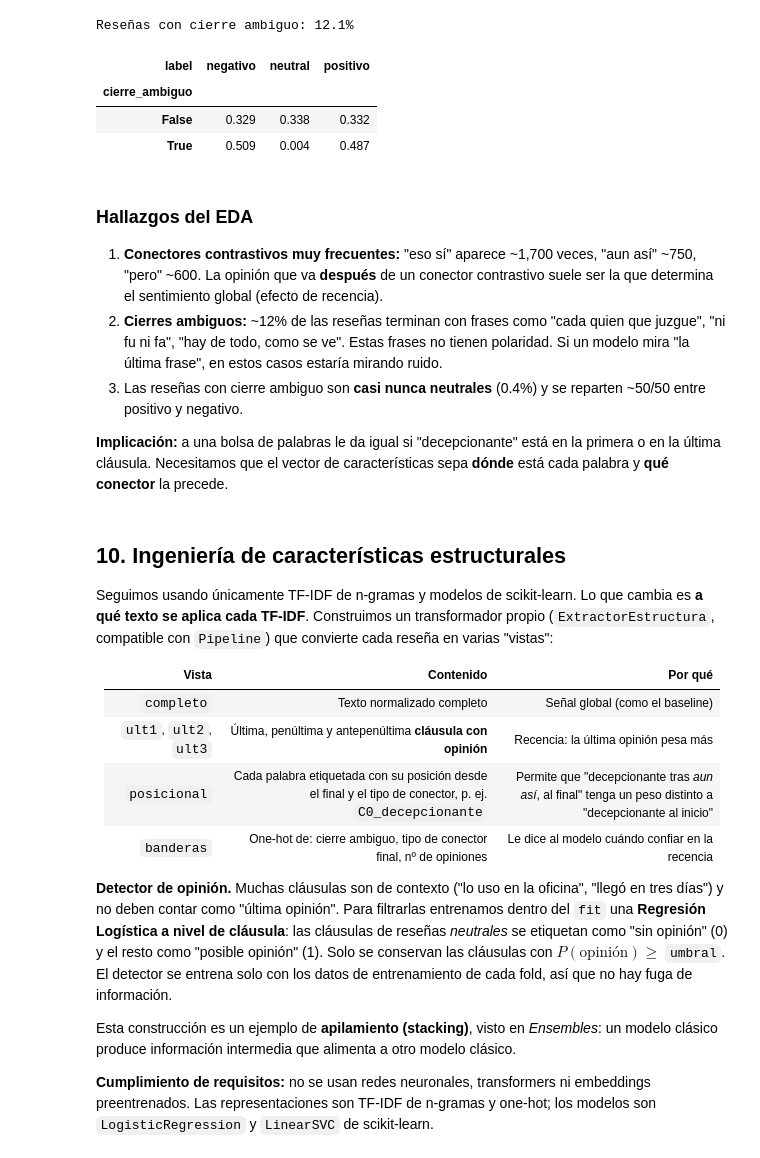
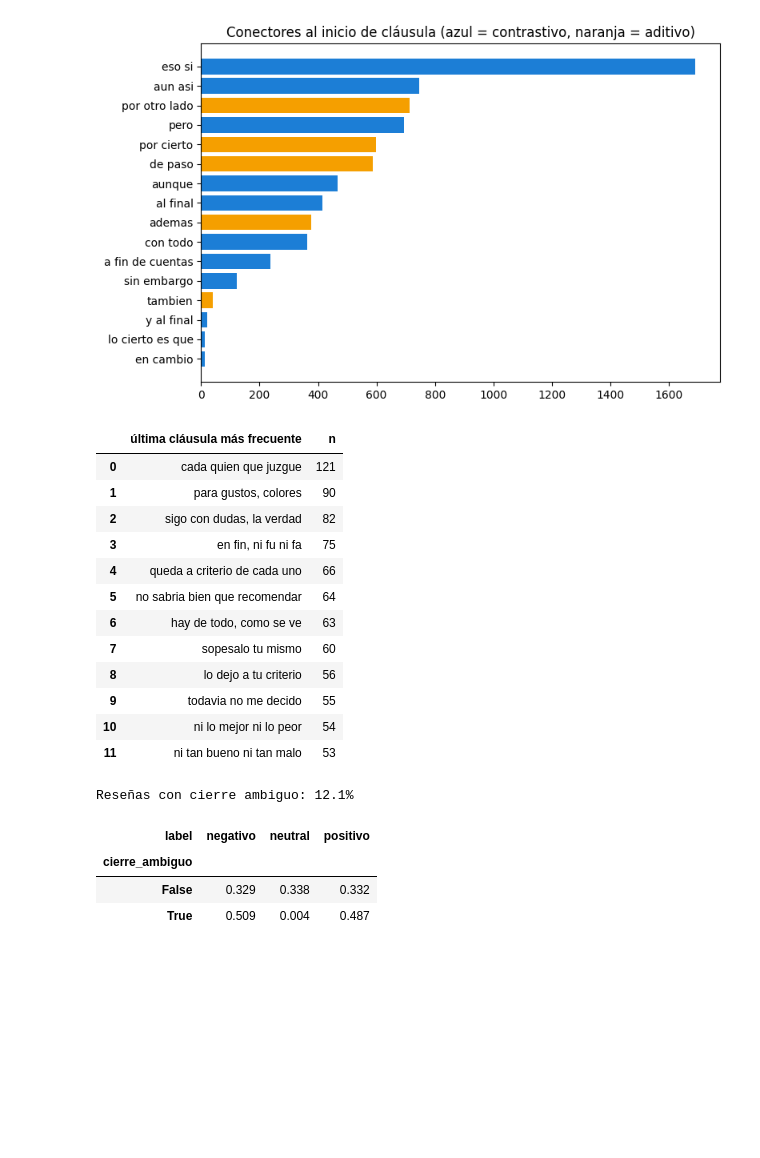
Before and after one commit to JuanSe8190/Proyecto1-Predictor-emociones, a Jupyter notebook: Proyecto Parte 1/Proyecto1.ipynb, the cells around one changed output. Drawn from its saved outputs; the diff is of its cells as text; code cells hidden in the pictures; blank space fills up the shorter version.

Commit message:
YA CASI TERMINADO CREERIA

```diff
--- a/Proyecto Parte 1/Proyecto1.ipynb
+++ b/Proyecto Parte 1/Proyecto1.ipynb
@@ -568,0 +201,21 @@ plt.gca().invert_yaxis(); plt.show()
+# %%
+def normalizar(texto):
+    # Minúsculas + quitar tildes/diacríticos + espacios simples. Conserva la puntuación.
+    texto = unicodedata.normalize('NFKD', str(texto).lower()).encode('ascii', 'ignore').decode('ascii')
+    return re.sub(r'\s+', ' ', texto).strip()
+
+print(normalizar('Compré esta cámara a mediados de AÑO, llegó    en cinco días'))
+
+cv = StratifiedKFold(n_splits=5, shuffle=True, random_state=SEED)
+resultados = []
+
+def evaluar(nombre, modelo, X, y, iteracion=None):
+    t0 = time.time()
+    s = cross_val_score(modelo, X, y, cv=cv, scoring='accuracy', n_jobs=-1)
+    resultados.append({'iteracion': iteracion, 'modelo': nombre, 'acc_media': s.mean(), 'acc_std': s.std(),
+                       'segundos': round(time.time() - t0)})
+    print(f'{nombre:55s} acc = {s.mean():.4f} ± {s.std():.4f}  ({time.time() - t0:.0f}s)')
+    return s
+
+X_texto, y = train_data['text'], train_data['label']
+_ = evaluar('It.1  TF-IDF + stemming + LogReg (línea base, CV)', pipeline_rl, X_texto, y, 1)
@@ -569,3 +323,33 @@ plt.gca().invert_yaxis(); plt.show()
+# %%
+inicios = Counter()
+for t in train_data['text']:
+    for c in segmentar(t):
+        for k in CONTRASTIVOS + ADITIVOS:
+            if c.startswith(k):
+                inicios[k] += 1; break
+ultimas = Counter(segmentar(t)[-1] for t in train_data['text'])
+
+fig, ax = plt.subplots(figsize=(8, 5))
+s = pd.Series(inicios).sort_values()
+ax.barh(s.index, s.values, color=['#1C7ED6' if k in CONTRASTIVOS else '#F59F00' for k in s.index])
+ax.set_title('Conectores al inicio de cláusula (azul = contrastivo, naranja = aditivo)')
+plt.tight_layout(); plt.show()
+pd.DataFrame(ultimas.most_common(12), columns=['última cláusula más frecuente', 'n'])
+# %% [output]
+[figure, added]
+|  | última cláusula más frecuente | n |
+| 0 | cada quien que juzgue | 121 |
+| 1 | para gustos, colores | 90 |
+| 2 | sigo con dudas, la verdad | 82 |
+| 3 | en fin, ni fu ni fa | 75 |
+| 4 | queda a criterio de cada uno | 66 |
+| 5 | no sabria bien que recomendar | 64 |
+| 6 | hay de todo, como se ve | 63 |
+| 7 | sopesalo tu mismo | 60 |
+| 8 | lo dejo a tu criterio | 56 |
+| 9 | todavia no me decido | 55 |
+| 10 | ni lo mejor ni lo peor | 54 |
+| 11 | ni tan bueno ni tan malo | 53 |
 # %%
 tmp = train_data.copy()
 tmp['cierre_ambiguo'] = tmp['text'].apply(lambda t: any(es_ambiguo(c) for c in segmentar(t)[-2:]))
@@ -577,28 +361,3 @@ Reseñas con cierre ambiguo: 12.1%
 | cierre_ambiguo |  |  |  |
 | False | 0.329 | 0.338 | 0.332 |
 | True | 0.509 | 0.004 | 0.487 |
-# %% [markdown]
-### Hallazgos del EDA
-
-1. **Conectores contrastivos muy frecuentes:** "eso sí" aparece ~1,700 veces, "aun así" ~750, "pero" ~600. La opinión que va **después** de un conector contrastivo suele ser la que determina el sentimiento global (efecto de recencia).
-2. **Cierres ambiguos:** ~12% de las reseñas terminan con frases como "cada quien que juzgue", "ni fu ni fa", "hay de todo, como se ve". Estas frases no tienen polaridad. Si un modelo mira "la última frase", en estos casos estaría mirando ruido.
-3. Las reseñas con cierre ambiguo son **casi nunca neutrales** (0.4%) y se reparten ~50/50 entre positivo y negativo.
-
-**Implicación:** a una bolsa de palabras le da igual si "decepcionante" está en la primera o en la última cláusula. Necesitamos que el vector de características sepa **dónde** está cada palabra y **qué conector** la precede.
-# %% [markdown]
-## 10. Ingeniería de características estructurales
-
-Seguimos usando únicamente TF-IDF de n-gramas y modelos de scikit-learn. Lo que cambia es **a qué texto se aplica cada TF-IDF**. Construimos un transformador propio (`ExtractorEstructura`, compatible con `Pipeline`) que convierte cada reseña en varias "vistas":
-
-| Vista | Contenido | Por qué |
-|---|---|---|
-| `completo` | Texto normalizado completo | Señal global (como el baseline) |
-| `ult1`, `ult2`, `ult3` | Última, penúltima y antepenúltima **cláusula con opinión** | Recencia: la última opinión pesa más |
-| `posicional` | Cada palabra etiquetada con su posición desde el final y el tipo de conector, p. ej. `C0_decepcionante` | Permite que "decepcionante tras *aun así*, al final" tenga un peso distinto a "decepcionante al inicio" |
-| `banderas` | One-hot de: cierre ambiguo, tipo de conector final, nº de opiniones | Le dice al modelo cuándo confiar en la recencia |
-
-**Detector de opinión.** Muchas cláusulas son de contexto ("lo uso en la oficina", "llegó en tres días") y no deben contar como "última opinión". Para filtrarlas entrenamos dentro del `fit` una **Regresión Logística a nivel de cláusula**: las cláusulas de reseñas *neutrales* se etiquetan como "sin opinión" (0) y el resto como "posible opinión" (1). Solo se conservan las cláusulas con $P(\text{opinión}) \geq$ `umbral`. El detector se entrena solo con los datos de entrenamiento de cada fold, así que no hay fuga de información.
-
-Esta construcción es un ejemplo de **apilamiento (stacking)**, visto en *Ensembles*: un modelo clásico produce información intermedia que alimenta a otro modelo clásico.
-
-**Cumplimiento de requisitos:** no se usan redes neuronales, transformers ni embeddings preentrenados. Las representaciones son TF-IDF de n-gramas y one-hot; los modelos son `LogisticRegression` y `LinearSVC` de scikit-learn.
```
Also changed, not shown: parts of 103 cells of this notebook, 6 other files.
